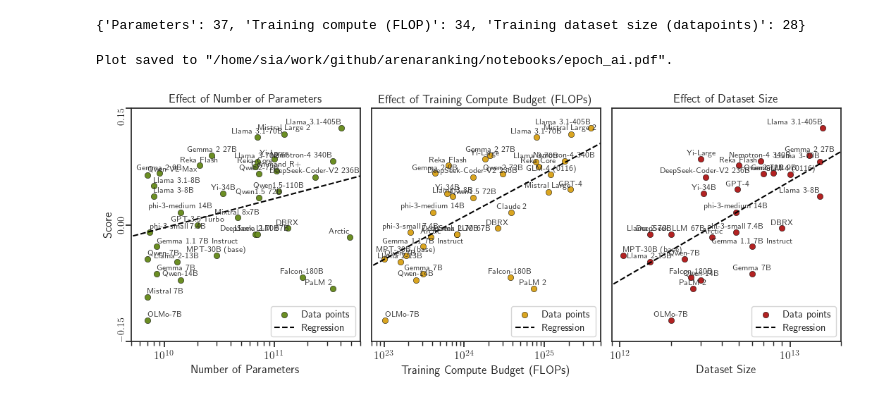
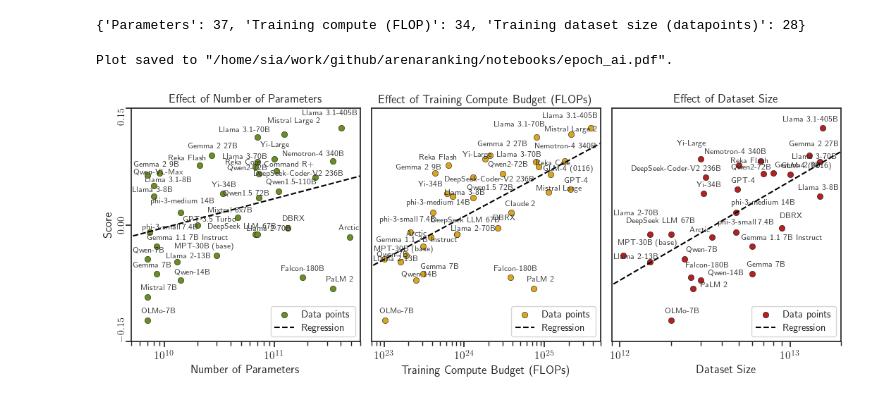
Before and after one commit to suquark/leaderbot, a Jupyter notebook: notebooks/analyze_epochai.ipynb, the cells around one changed output. Saved outputs shown, nothing was run; the diff lists cells and outputs as text; code cells hidden in the pictures.

```diff
--- a/notebooks/analyze_epochai.ipynb
+++ b/notebooks/analyze_epochai.ipynb
@@ -300,23 +301,41 @@ with texplot.theme(use_latex=use_latex, font_scale=1, rc={'font.family': 'sans-s
         # Scatter plot with labels for systems
         ax.scatter(x_actual, y_actual, alpha=1, label="Data points", color=color, edgecolors='black', linewidths=0.35)
 
+        # for i, (x_val, y_val) in enumerate(zip(x_actual, y_actual)):
+        #     system_label = sorted_df.loc[X_y_individual.index[i], 'System']  # Use correct index lookup
+
+        #     # Adjust x_val for edge cases
+        #     tol = 0.12
+        #     lim = np.log(ax.get_xlim())
+        #     if np.log(x_val) < lim[0] + tol * (lim[1] - lim[0]):
+        #         ha = 'left'
+        #     elif np.log(x_val) > lim[1] - tol * (lim[1] - lim[0]):
+        #         ha = 'right'
+        #     else:
+        #         ha = 'center'
+
+        #     # Plot the text
+        #     ax.text(x_val, y_val + (0.02 * (y_clean.max() - y_clean.min())),
+        #             system_label,
+        #             fontsize=8, alpha=0.9, ha=ha)
+
+        # texts = []
+        labels = []
         for i, (x_val, y_val) in enumerate(zip(x_actual, y_actual)):
-            system_label = sorted_df.loc[X_y_individual.index[i], 'System']  # Use correct index lookup
+            system_label = sorted_df.loc[X_y_individual.index[i], 'System']
+            labels.append(system_label)
+            # texts.append(ax.text(np.log(x_val), y_val, system_label, fontsize=8, alpha=0.9, ha='center'))
 
-            # Adjust x_val for edge cases
-            tol = 0.12
-            lim = np.log(ax.get_xlim())
-            if np.log(x_val) < lim[0] + tol * (lim[1] - lim[0]):
-                ha = 'left'
-            elif np.log(x_val) > lim[1] - tol * (lim[1] - lim[0]):
-                ha = 'right'
-            else:
-                ha = 'center'
+        # adj_texts, _ =
+        # adjust_text(texts, arrowprops=dict(arrowstyle='->', color=(0.2, 0.2, 0.2), lw=0.7), ensure_inside_axes=False)
 
-            # Plot the text
-            ax.text(x_val, y_val + (0.02 * (y_clean.max() - y_clean.min())),
-                    system_label,
-                    fontsize=8, alpha=0.9, ha=ha)
+        # for text_ in texts:
+        #     x_, y_ = text_.get_position()
+        #     print(x_)
+        #     text_.set_position((np.exp(x_), y_))
+
+        # for text in texts:
+        #     text.remove()
 
         # Regression line
         x_vals = np.linspace(X_clean[column].min() - 1.5, X_clean[column].max() + 1.5, 100)
@@ -335,32 +354,74 @@ with texplot.theme(use_latex=use_latex, font_scale=1, rc={'font.family': 'sans-s
 
         ax.set_ylim([-0.15, 0.15])
 
+
+
+        # ==========
+        # Create a temporary axes to plot adjust_text, which plots texts with adjusted non-overlapping coordinates
+        # but in (log(x), y), since the adjust_text package does not work well with set_scale)'log'). So, instead,
+        # we trick it to get x coordinates that are the log of the ctual x. Once adjust_text computed the coordinates.
+        # we return the adjusted x coordinates back to exp(x), and we remove the temporary axes.
+
+        temp_ax = fig.add_axes(ax.get_position(), frameon=False)  # No border
+        temp_ax.set_xlim(np.log(ax.get_xlim()))  # Set log-space limits
+        temp_ax.set_ylim(ax.get_ylim())  # Match y-limits
+
+        # Hide the temporary axis
+        temp_ax.set_axis_off()
+
+        temp_sc = temp_ax.scatter(np.log(x_actual), y_actual, alpha=1, label="Data points", color=color, edgecolors='black', linewidths=0.35)
+
+        texts = []
+        for x_val, y_val, label in zip(x_log, y_actual, labels):
+            texts.append(temp_ax.text(x_val, y_val, label, fontsize=8))
+
+        texts = []
+        for i, (x_val, y_val) in enumerate(zip(x_actual, y_actual)):
+            system_label = sorted_df.loc[X_y_individual.index[i], 'System']
+            texts.append(temp_ax.text(np.log(x_val), y_val, system_label, fontsize=8, alpha=0.9, ha='center'))
+
+        adjust_text(
+            texts, time_lim=10, ensure_inside_axes=True,
+            arrowprops=None,
+            ax=temp_ax, objects=temp_sc,
+            force_text=0.04,  # Reduce repulsion between texts
+            force_points=0.04,  # Reduce repulsion between text and points
+            max_move=0.04,  # Limit maximum movement
+        )
+
+        # Extract adjusted positions and apply them to the original axis
+        for text, x_val, y_val in zip(texts, x_actual, y_actual):
+            x_adj, y_adj = text.get_position()
+            ax.text(np.exp(x_adj), y_adj, text.get_text(), fontsize=8, alpha=0.9, ha='center')
+
+        temp_ax.remove()
+
+        # ==============
 
     # Only leftmost subplot has y-ticks and y-label
     for ax in axes[1:]:
         ax.tick_params(left=False, labelleft=False)
     axes[0].set_ylabel("Score")
     axes[0].set_yticks([-0.15, 0, 0.15])
 
     axes[0].tick_params(axis='y', labelrotation=90)
 
     for label in axes[0].get_yticklabels():
         y_pos = label.get_position()[1]
         if y_pos == axes[0].get_ylim()[0]:
             label.set_verticalalignment('bottom')
         elif y_pos == axes[0].get_ylim()[1]:
             label.set_verticalalignment('top')
         else:
             label.set_verticalalignment('center')
         label.set_horizontalalignment('center')
         label.set_fontsize(10)
 
-
     plt.subplots_adjust(wspace=0.05)
 
     texplot.show_or_save_plot(plt, default_filename='epoch_ai.pdf',
                               transparent_background=True, dpi=200,
                               show_and_save=save, verbose=True)
 # %% [output]
 Plot saved to "/home/sia/work/github/arenaranking/notebooks/epoch_ai.pdf".
-[figure, old version]
+[figure, new version]
```
Also changed, not shown: parts of 1 cell of this notebook, 8 other files.
